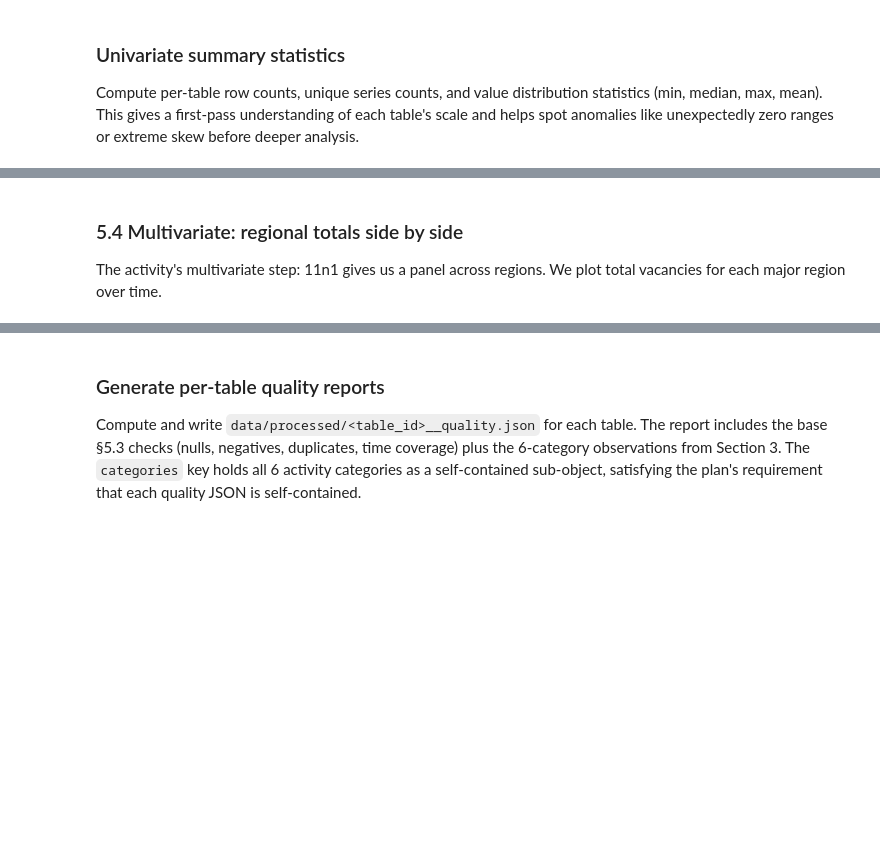
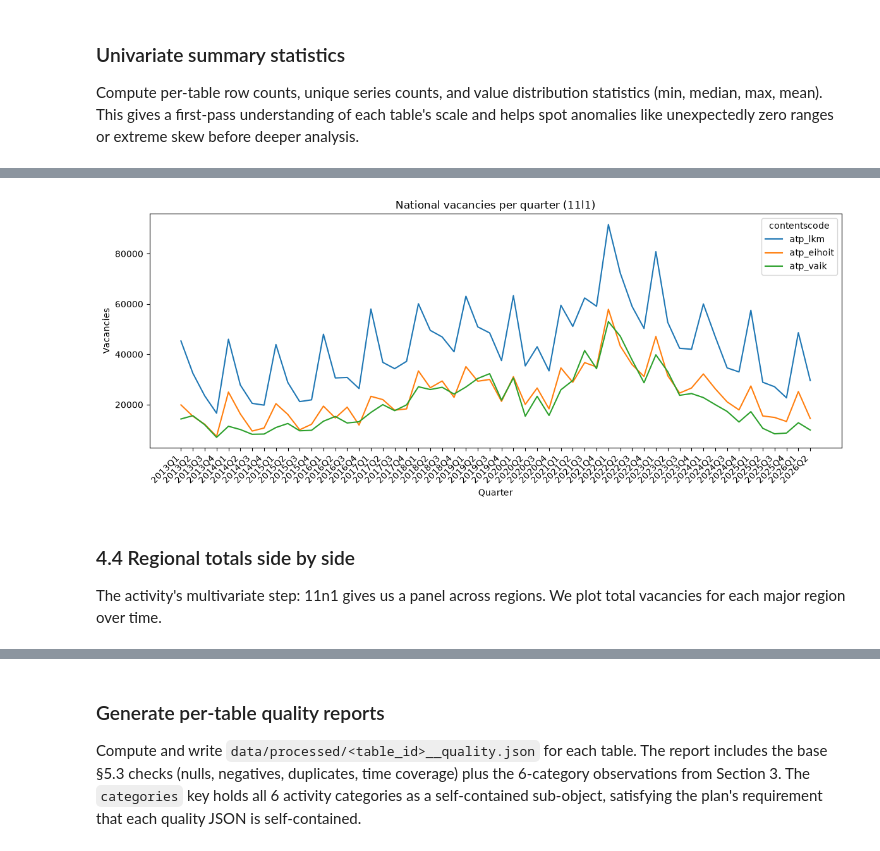
Before and after one commit to Lion504/JobAI, a Jupyter notebook: notebooks/02_normalize_and_validate_data.ipynb, the cells around one changed output, grey strips where cells are left out. Cells and saved outputs as stored; diff of their text form; code cells hidden in the pictures; blank space fills up the shorter version.

```diff
--- a/notebooks/02_normalize_and_validate_data.ipynb
+++ b/notebooks/02_normalize_and_validate_data.ipynb
@@ -562,24 +689,26 @@ The activity's bivariate step: how does one variable relate to another? We
 plot total vacancies per quarter and add the hard-to-fill series to see how
 the two move together.
 # %%
-import matplotlib
-matplotlib.use("Agg")
+%matplotlib inline
 import matplotlib.pyplot as plt
 import seaborn as sns
 
 fig, ax = plt.subplots(figsize=(12, 5))
 sns.lineplot(
     data=df11l1[df11l1["contentscode"].isin(["atp_lkm", "atp_vaik", "atp_eihoit"])],
     x="timeperiod_q", y="value", hue="contentscode", ax=ax,
 )
 ax.set_title("National vacancies per quarter (11l1)")
 ax.set_xlabel("Quarter")
 ax.set_ylabel("Vacancies")
 plt.xticks(rotation=45, ha="right")
 plt.tight_layout()
+fig.savefig(FIG / "02_national_vacancy_measures_over_time.png", dpi=150, bbox_inches="tight")
 plt.show()
+# %% [output]
+[figure, added]
 # %% [markdown]
-### 5.4 Multivariate: regional totals side by side
+### 4.4 Regional totals side by side
 
 The activity's multivariate step: 11n1 gives us a panel across regions. We
 plot total vacancies for each major region over time.
```
Also changed, not shown: parts of 32 cells of this notebook.
